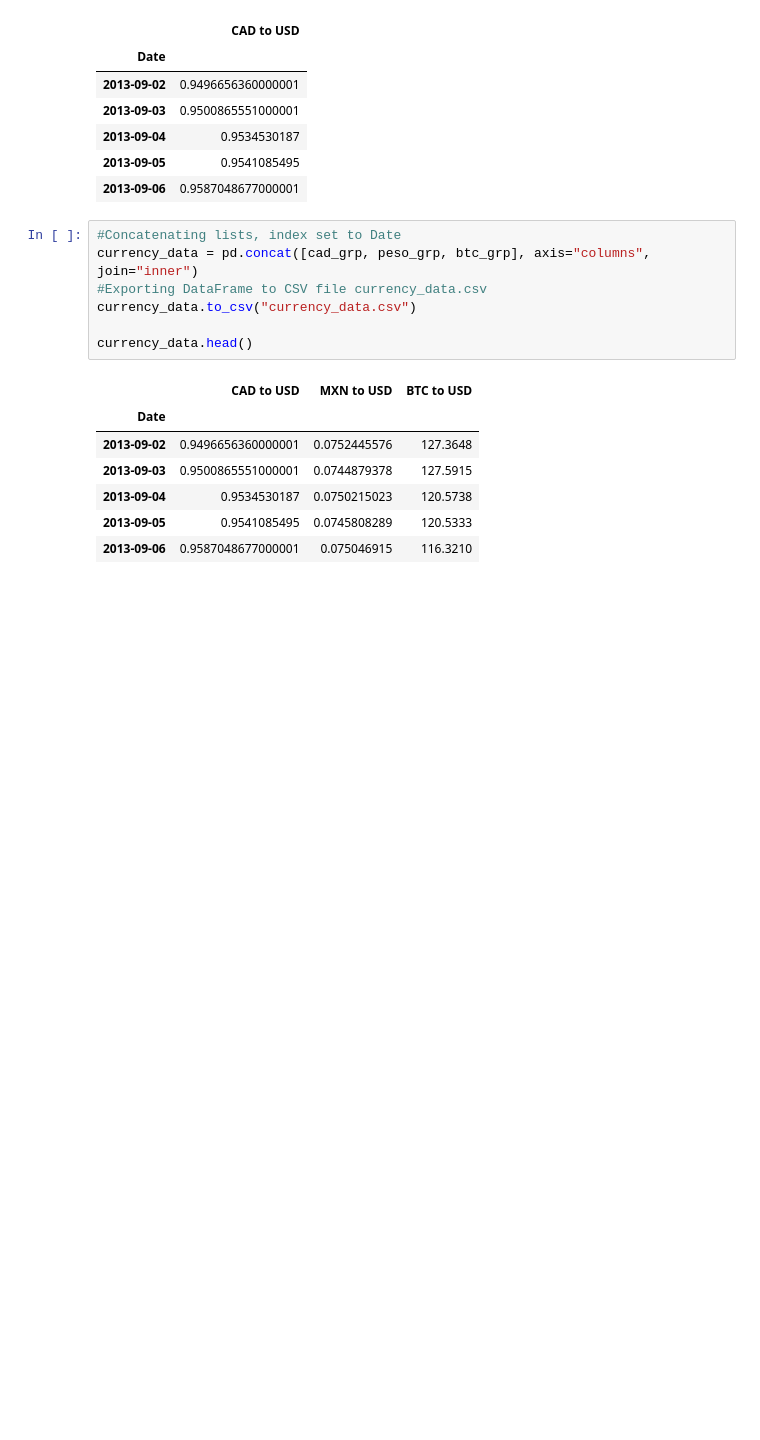
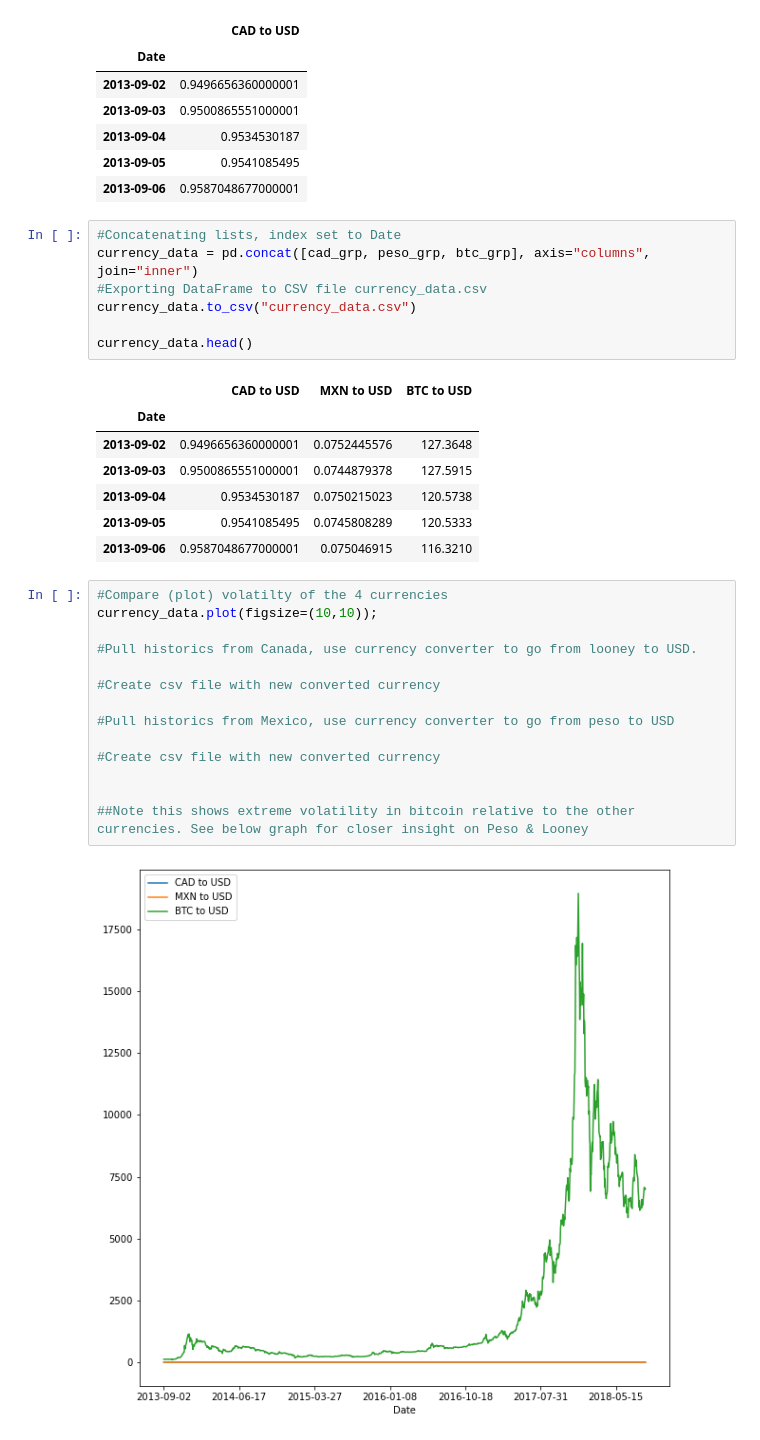
Before and after one commit to jjparrae97/Project-1, a Jupyter notebook: Resources/btc_data_cleanup.ipynb, the cells around one changed output. Drawn from its saved outputs; the diff is of its cells as text; blank space fills up the shorter version.

```diff
--- a/Resources/btc_data_cleanup.ipynb
+++ b/Resources/btc_data_cleanup.ipynb
@@ -87,3 +87,19 @@ currency_data.head()
 | 2013-09-04 | 0.9534530187 | 0.0750215023 | 120.5738 |
 | 2013-09-05 | 0.9541085495 | 0.0745808289 | 120.5333 |
 | 2013-09-06 | 0.9587048677000001 | 0.075046915 | 116.3210 |
+# %%
+#Compare (plot) volatilty of the 4 currencies
+currency_data.plot(figsize=(10,10));
+
+#Pull historics from Canada, use currency converter to go from looney to USD.
+
+#Create csv file with new converted currency
+
+#Pull historics from Mexico, use currency converter to go from peso to USD
+
+#Create csv file with new converted currency
+
+
+##Note this shows extreme volatility in bitcoin relative to the other currencies. See below graph for closer insight on Peso & Looney
+# %% [output]
+[figure, added]
```
Also changed, not shown: parts of 4 cells of this notebook, 1 other file.
